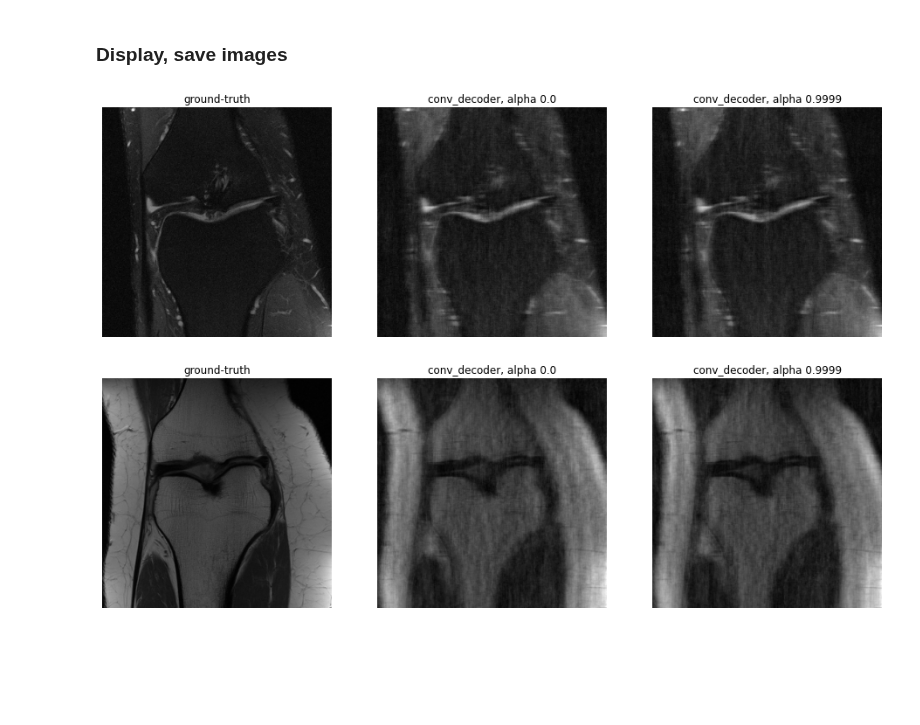
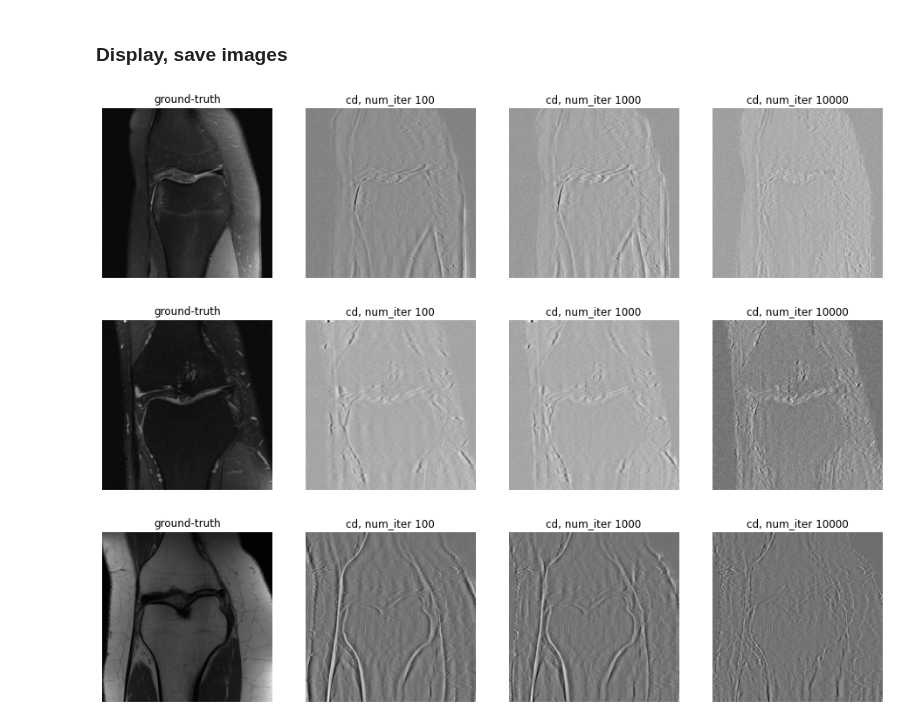
Before and after one commit to davevanveen/unsup_mri, a Jupyter notebook: 20200902_convdecoder_rework.ipynb, the cells around one changed output. Drawn from its saved outputs; the diff is of its cells as text; code cells hidden in the pictures; blank space fills up the shorter version.

Commit message:
running expmts across num_iter, alpha

```diff
--- a/20200902_convdecoder_rework.ipynb
+++ b/20200902_convdecoder_rework.ipynb
@@ -113,9 +114,10 @@ NUM_VARIANTS = len(LIST_OI) # number of different param sets for conv_decoder
 for idx_im in range(len(file_id_list)): # for each img in expmt
     for idx_var in range(NUM_VARIANTS):
         print(mse_list[NUM_VARIANTS*idx_im+idx_var][-1])
-        plt.plot(mse_list[NUM_VARIANTS*idx_im+idx_var], label=str(LIST_OI[idx_var]))
-    plt.ylim(0,0.2)
+        label = file_id_list[idx_im] # str(LIST_OI[idx_var])
+        plt.plot(mse_list[NUM_VARIANTS*idx_im+idx_var], label=label)
+    plt.ylim(0,0.1)
     plt.title('mse_wrt_ksp for varying alpha')
     plt.legend()
-    plt.show()
+#     plt.show()
 # %% [output]
@@ -153,28 +158,38 @@ NUM_ITER 5000: 0.6481, 26.8358
 # %%
 NUM_BASELINES = 1 # i.e. img_gt
 NUM_COLS = NUM_VARIANTS + NUM_BASELINES # also want to plot img_gt
+
+DIFF = True
 
 for idx_im in range(len(file_id_list)): # for each img in expmt
 
     fig = plt.figure(figsize=(16, 8))
 
     # plot gt
     ax = fig.add_subplot(1,NUM_COLS,1)
-    ax.imshow(img_gt_list[NUM_VARIANTS*idx_im], cmap='gray')
+    img_gt = img_gt_list[NUM_VARIANTS*idx_im]
+    ax.imshow(img_gt, cmap='gray')
     ax.set_title('ground-truth')
     ax.axis('off')
 
     for idx_var in range(NUM_VARIANTS):
         ax = fig.add_subplot(1,NUM_COLS,idx_var+NUM_BASELINES+1)
-        ax.imshow(img_dc_list[NUM_VARIANTS*idx_im+idx_var], cmap='gray')
-        ax.set_title('conv_decoder, alpha {}'.format(str(ALPHA_LIST[idx_var])))
+        img_oi = img_dc_list[NUM_VARIANTS*idx_im+idx_var]
+
+        if DIFF:
+            ax.imshow(img_oi-img_gt, cmap='gray')
+        else:
+            ax.imshow(img_oi, cmap='gray')
+
+        ax.set_title('cd, num_iter {}'.format(str(LIST_OI[idx_var])))
         ax.axis('off')
 
 #     plt.savefig('plot_output/{}.pdf'.format(file_id_list[idx_im]), format='pdf')
     plt.show()
 # %% [output]
-[figure, old version]
+[figure, new version]
-[figure, old version]
+[figure, new version]
+[figure, added]
 # %%
 img_gt_shifted = img_gt * (img_dc.mean() / img_gt.mean())
 
```
Also changed, not shown: parts of 5 cells of this notebook, 8 other files.
